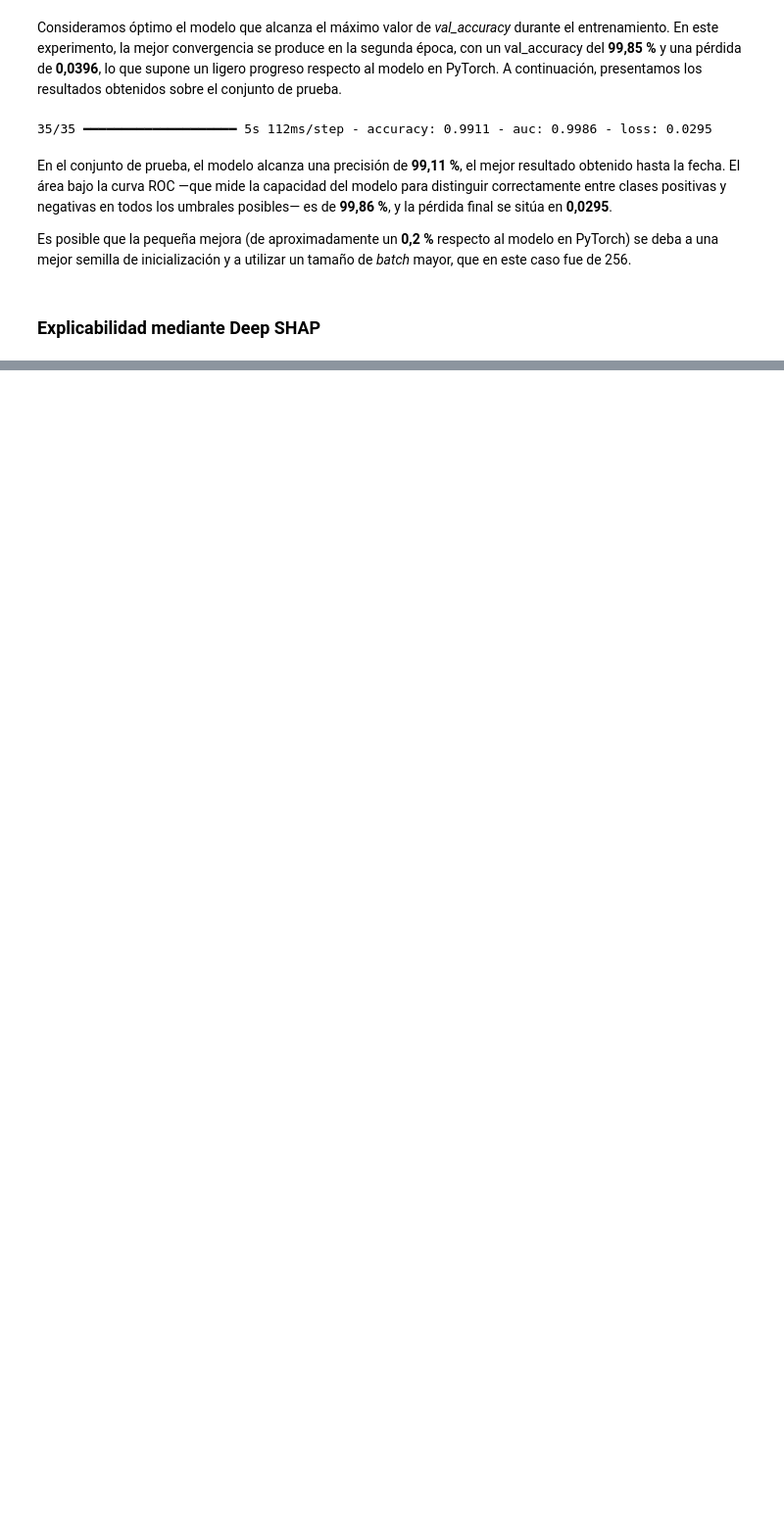
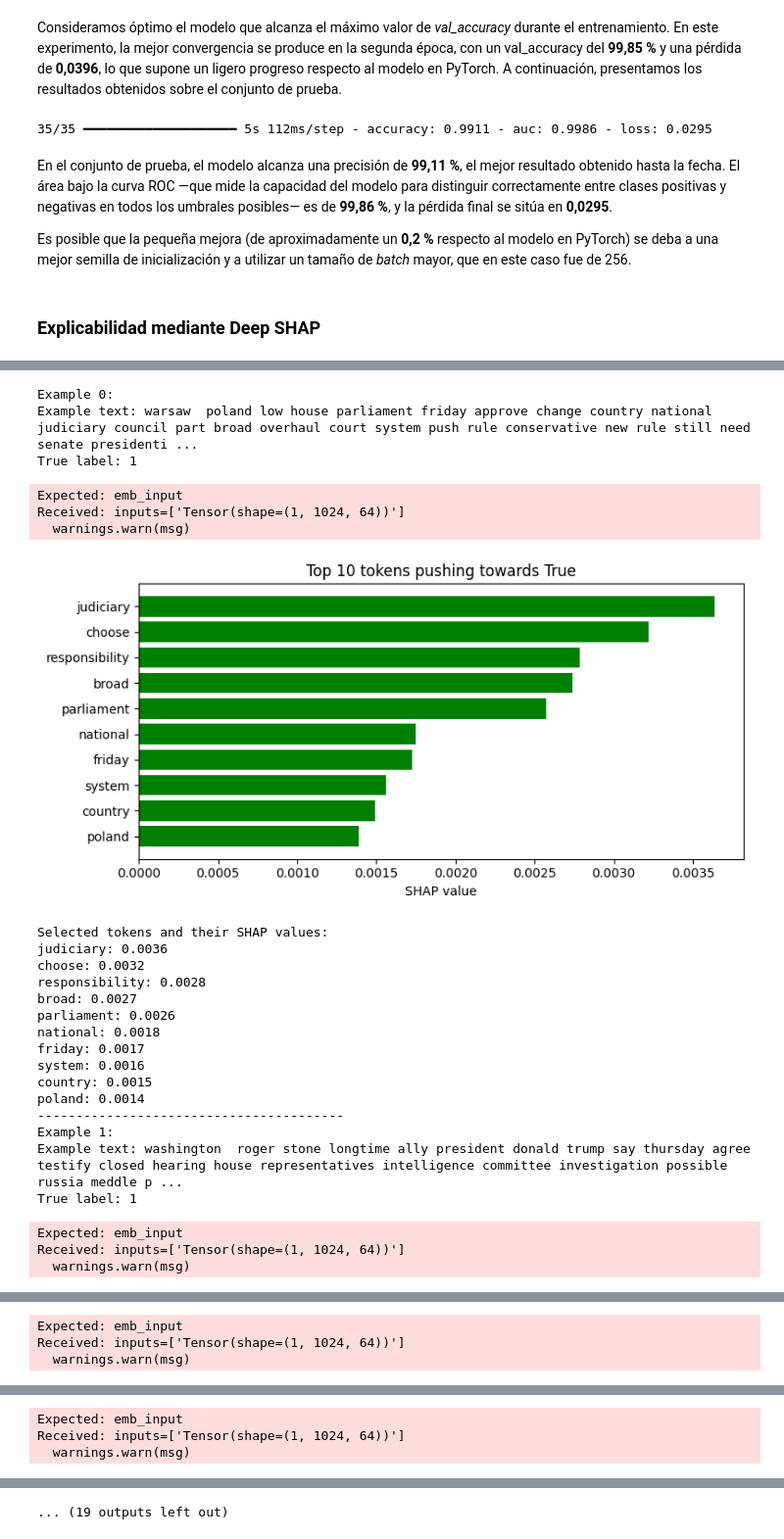
Before and after one commit to guillermo-grande/Fake-News-Detection, a Jupyter notebook: best_model_explainability.ipynb, the cells around one changed output, grey strips where cells are left out. Shown at 98% size. Drawn from its saved outputs; the diff is of its cells as text; code cells hidden in the pictures; blank space fills up the shorter version.

```diff
--- a/best_model_explainability.ipynb
+++ b/best_model_explainability.ipynb
@@ -222,0 +297,6 @@ Por esta razón, se seleccionan **muestras de fondo** (background samples), para
+# %%
+# ————— 9) Ordenamos por importancia y mostramos top-20 tokens más influyentes en la clasificación de la noticia —————
+top20 = sorted(token_shap, key=lambda x: abs(x[1]), reverse=True)[:20]
+print("Tokens más influyentes:")
+for tok, score in top20:
+    print(f"{tok:>15}  {score:.4f}")
@@ -224,0 +457,38 @@ Por esta razón, se seleccionan **muestras de fondo** (background samples), para
+# %%
+top_n = 10
+
+for i in range(10):
+    print(f"Example {i}:")
+    print("Example text:", X_test.iloc[i])
+    print("True label:", y_test.iloc[i])
+    selected = get_top_shap_tokens(explainer, vectorizer, emb_no_mask, X_test.iloc[i], y_test.iloc[i], top_n=top_n)
+    print("Selected tokens and their SHAP values:")
+    for token, score in selected:
+        print(f"{token}: {score:.4f}")
+    print("-" * 40)
+# %% [output]
+Example 0:
+Example text: warsaw  poland low house parliament friday approve change country national judiciary council part broad overhaul court system push rule conservative new rule still need senate presidenti ...
+True label: 1
+Expected: emb_input
+Received: inputs=['Tensor(shape=(1, 1024, 64))']
+  warnings.warn(msg)
+[figure, added]
+Selected tokens and their SHAP values:
+judiciary: 0.0036
+choose: 0.0032
+responsibility: 0.0028
+broad: 0.0027
+parliament: 0.0026
+national: 0.0018
+friday: 0.0017
+system: 0.0016
+country: 0.0015
+poland: 0.0014
+----------------------------------------
+Example 1:
+Example text: washington  roger stone longtime ally president donald trump say thursday agree testify closed hearing house representatives intelligence committee investigation possible russia meddle p ...
+True label: 1
+Expected: emb_input
+Received: inputs=['Tensor(shape=(1, 1024, 64))']
+  warnings.warn(msg)
@@ -224,0 +511,3 @@ Por esta razón, se seleccionan **muestras de fondo** (background samples), para
+Expected: emb_input
+Received: inputs=['Tensor(shape=(1, 1024, 64))']
+  warnings.warn(msg)
@@ -224,0 +530,3 @@ Por esta razón, se seleccionan **muestras de fondo** (background samples), para
+Expected: emb_input
+Received: inputs=['Tensor(shape=(1, 1024, 64))']
+  warnings.warn(msg)
@@ -224,0 +534 @@ Por esta razón, se seleccionan **muestras de fondo** (background samples), para
+... (19 outputs left out)
```
Also changed, not shown: parts of 23 cells of this notebook, 2 other files.
